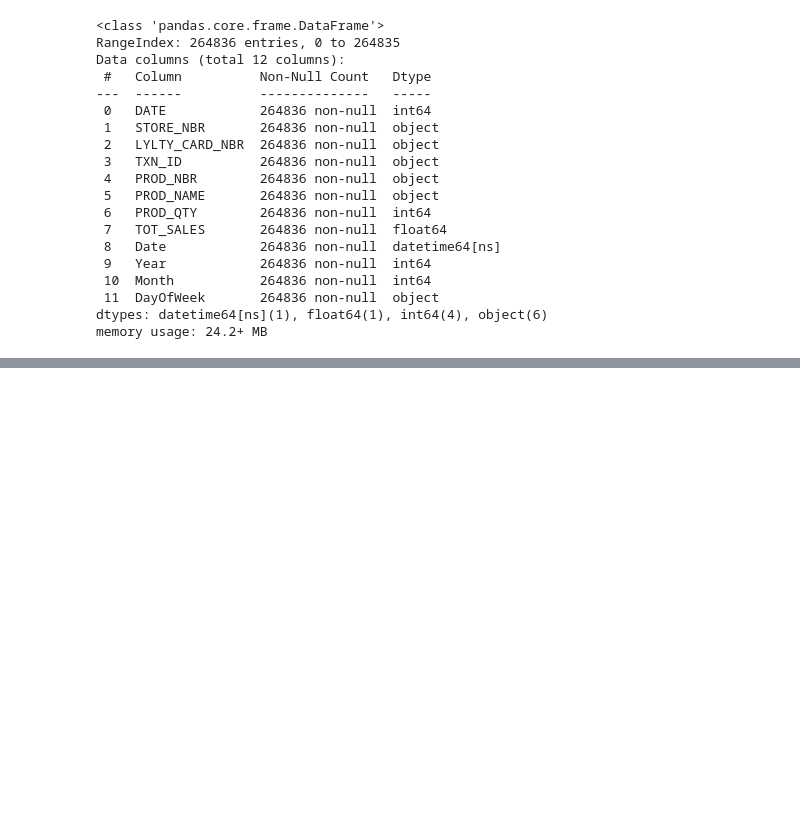
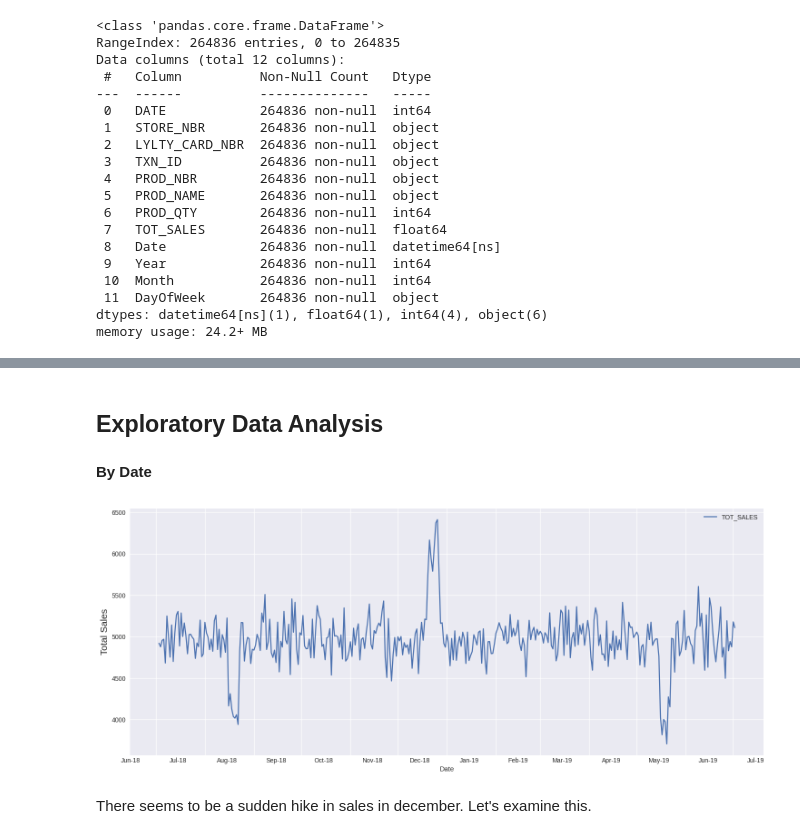
Before and after one commit to kanjamwingirwa/Quantium_DataAnalytics_Internship, a Jupyter notebook: Quantium_DataAnalytics_Internship_Final.ipynb, the cells around one changed output, grey strips where cells are left out. Saved outputs shown, nothing was run; the diff lists cells and outputs as text; code cells hidden in the pictures; blank space fills up the shorter version.

Commit message:
Exploratory Data Analysis

```diff
--- a/Quantium_DataAnalytics_Internship_Final.ipynb
+++ b/Quantium_DataAnalytics_Internship_Final.ipynb
@@ -163,0 +425,4 @@ plt.tight_layout()
+# %%
+#lets change into lower case for better understanding
+transaktions_df['BRAND_NAME'] = transaktions_df['BRAND_NAME'].apply(str. lower)
+transaktions_df.head()
@@ -163,0 +436,2 @@ plt.tight_layout()
+# %%
+transaktions_df=transaktions_df.reset_index()
@@ -163,0 +444,3 @@ plt.tight_layout()
+# %%
+transaktions_df= transaktions_df.drop(['index'], axis=1)
+#df.drop(['A'], axis=1)
@@ -163,0 +453,19 @@ plt.tight_layout()
+# %% [markdown]
+## **Exploratory Data Analysis**
+# %% [markdown]
+**By Date**
+# %%
+date_sales = pd.DataFrame(transaktions_df.groupby("Date").agg({'TOT_SALES':'sum'}))
+# %%
+plt.style.use('seaborn')
+fig = date_sales.plot(figsize=(18,8))
+plt.ylabel("Total Sales",{'fontsize':15})
+ax = plt.gca()
+ax.xaxis.set_major_locator(mdates.MonthLocator())
+ax.xaxis.set_minor_locator(mdates.MonthLocator(bymonthday=15))
+ax.xaxis.set_major_formatter(mticker.NullFormatter())
+ax.xaxis.set_minor_formatter(mdates.DateFormatter("%b-%y"))
+# %% [output]
+[figure, added]
+# %% [markdown]
+There seems to be a sudden hike in sales in december. Let's examine this.
```
Also changed, not shown: parts of 81 cells of this notebook.
